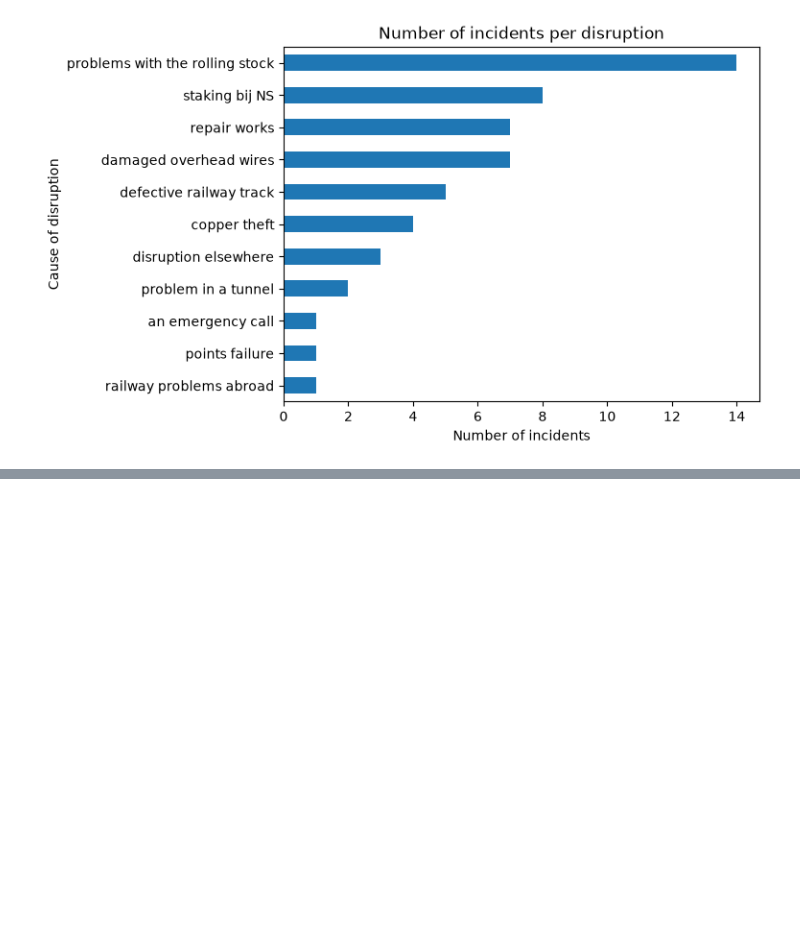
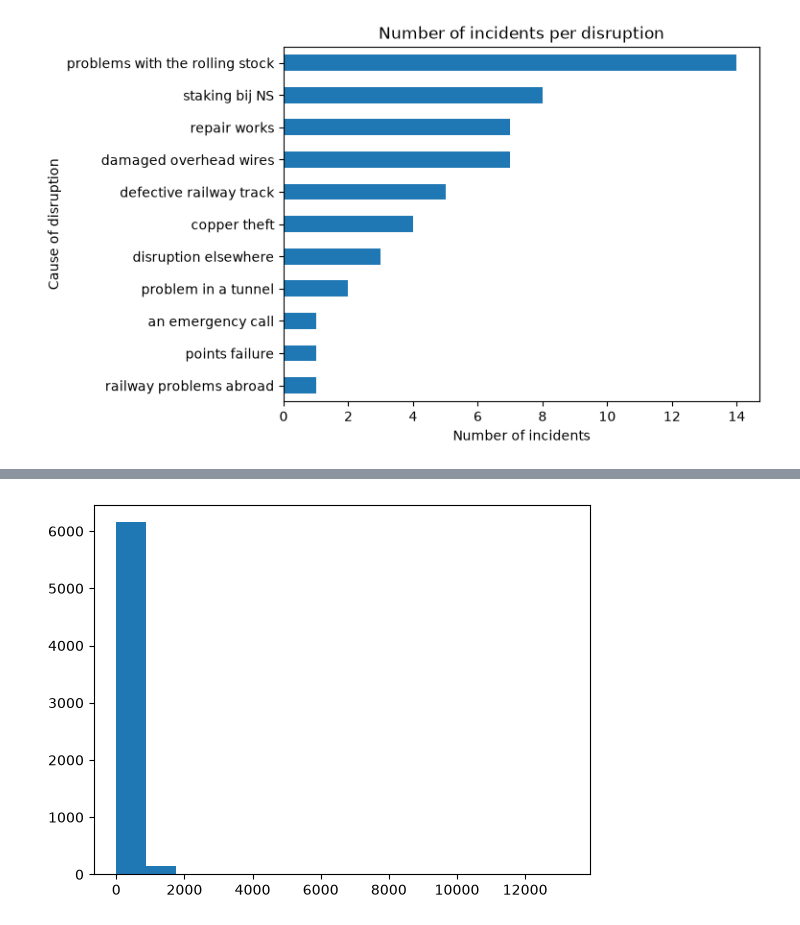
Before and after one commit to SasjaDolle/TIL-programming-groep-28, a Jupyter notebook: main.ipynb, the cells around one changed output, grey strips where cells are left out. Drawn from its saved outputs; the diff is of its cells as text; code cells hidden in the pictures; blank space fills up the shorter version.

```diff
--- a/main.ipynb
+++ b/main.ipynb
@@ -46,0 +58,7 @@ display(Longest_10_Disruptions[["duration_minutes", "ns_lines", "cause_en", "sta
+# %%
+# plt.plot(National_Connections["duration_minutes"])
+plt.hist(National_Connections["duration_minutes"], bins=15);
+
+# plt.plot(National_Connections["duration_minutes"])
+# %% [output]
+[figure, added]
```
Also changed, not shown: parts of 6 cells of this notebook.
